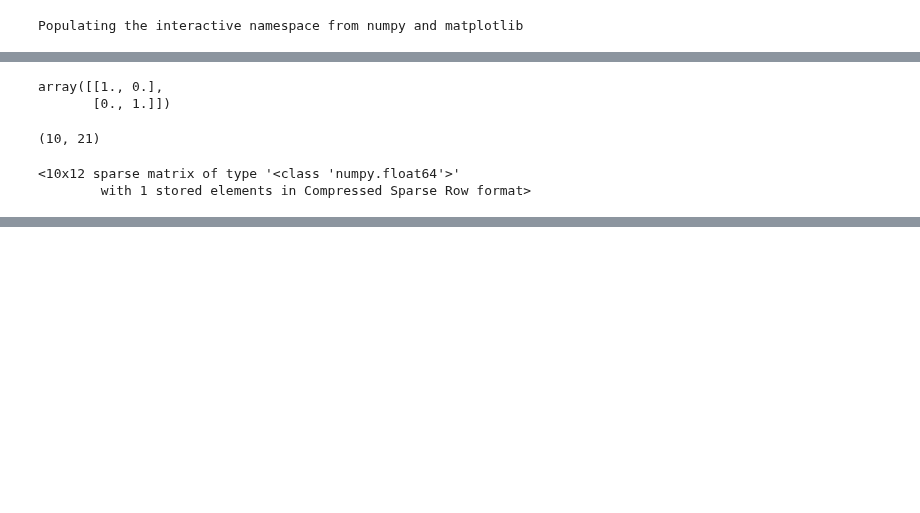
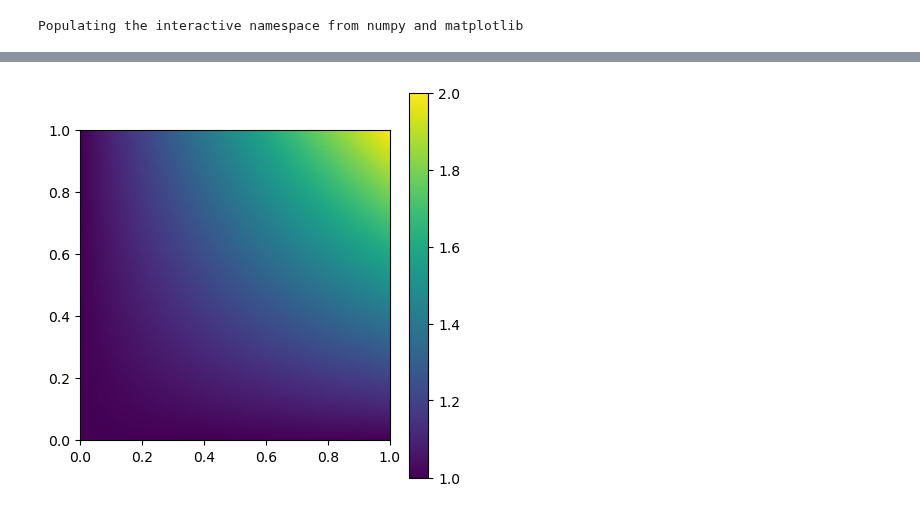
Before and after one commit to c-f-h/pyiga, a Jupyter notebook: notebooks/Multipatch2.ipynb, the cells around one changed output, grey strips where cells are left out. Saved outputs shown, nothing was run; the diff lists cells and outputs as text; code cells hidden in the pictures; blank space fills up the shorter version.

```diff
--- a/notebooks/Multipatch2.ipynb
+++ b/notebooks/Multipatch2.ipynb
@@ -889,14 +903,0 @@ print(col_idx2)
-# %%
-MP.Constr[row_idx2,:][:,col_idx2].A
-# %% [output]
-array([[1., 0.],
-       [0., 1.]])
-# %%
-MP.Constr.shape
-# %% [output]
-(10, 21)
-# %%
-MP.Constr@MP.Basis
-# %% [output]
-<10x12 sparse matrix of type '<class 'numpy.float64'>'
-        with 1 stored elements in Compressed Sparse Row format>
@@ -916,0 +904,41 @@ M.refine(0)
+# %%
+u = lambda x,y: sin(pi*x)*sin(pi*y) + x*y + 1
+f = lambda x,y: 2*pi**2*u(x,y)
+# %%
+maxiter=1
+errH1 = np.zeros(maxiter)
+errL2 = np.zeros(maxiter)
+dofs=np.zeros(maxiter, dtype=int32)
+for i in range(maxiter):
+    start = time.time()
+    MP=AMultipatch(M, automatch=True, dim=2)
+    end = time.time()
+    print("Basis took " + str(end - start) + " seconds.")
+    dofs[i]=MP.numdofs
+
+    start = time.time()
+    Kh, F = MP.assemble_system(vform.stiffness_vf(2), vform.L2functional_vf(2, physical=True), f=f)
+    Mh, U = MP.assemble_system(vform.mass_vf(2), vform.L2functional_vf(2, physical = True), f=u)
+    dir_bcs = MP.compute_dirichlet_bcs({0:u})
+    LS = Ass.RestrictedLinearSystem(Kh, F, dir_bcs)
+    end = time.time()
+    print("Assembly took " + str(end - start) + " seconds.")
+
+    start=time.time()
+    #uh1 = LS.complete(solvers.make_solver(LS.A, spd=True).dot(LS.b))
+    uh = LS.complete((cholesky(LS.A))(LS.b))
+    end = time.time()
+    print("Solving took " + str(end - start) + " seconds.")
+
+    u_=(cholesky(Mh)(U)); eh=uh-u_
+    errH1[i]=sqrt(eh.T@(Kh+Mh)@eh)
+    errL2[i]=sqrt(eh.T@Mh@eh)
+
+    if i<maxiter-1:
+        start = time.time()
+        M.refine()
+        end = time.time()
+        print("Refinement took " + str(end - start) + " seconds.")
+
+MP.plot(uh)
+# %% [output]
@@ -916,0 +948 @@ M.refine(0)
+[figure, added]
```
Also changed, not shown: parts of 58 cells of this notebook.
